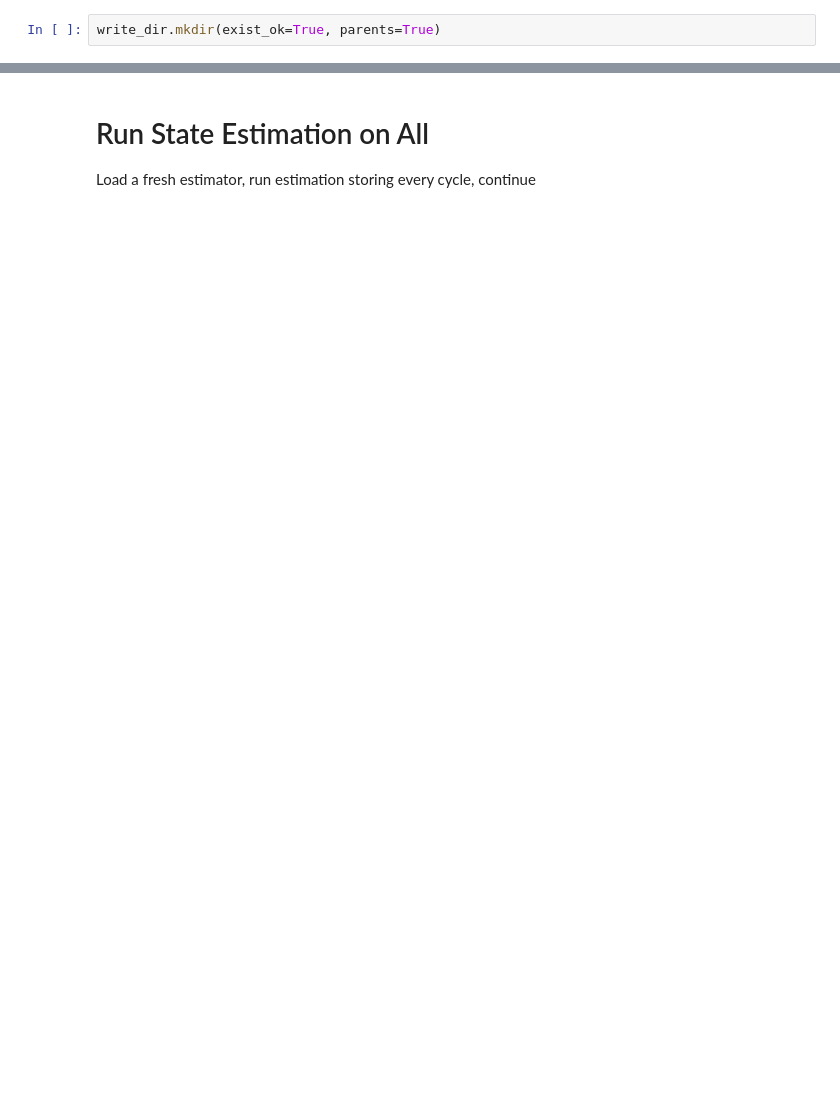
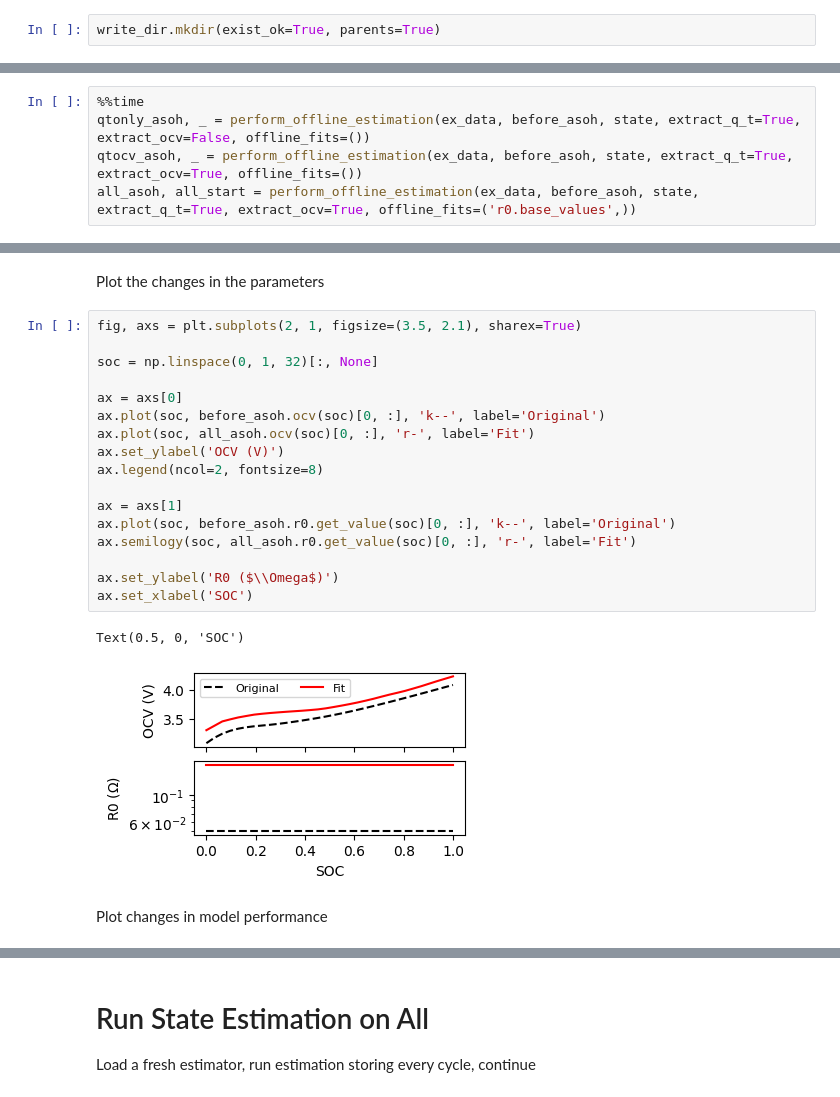
Before and after one commit to ROVI-org/services-demonstration, a Jupyter notebook: preparation/0_make-asoh-training-set.ipynb, the cells around one changed output, grey strips where cells are left out. Saved outputs shown, nothing was run; the diff lists cells and outputs as text; blank space fills up the shorter version.

```diff
--- a/preparation/0_make-asoh-training-set.ipynb
+++ b/preparation/0_make-asoh-training-set.ipynb
@@ -19,0 +71,5 @@ write_dir.mkdir(exist_ok=True, parents=True)
+# %%
+%%time
+qtonly_asoh, _ = perform_offline_estimation(ex_data, before_asoh, state, extract_q_t=True, extract_ocv=False, offline_fits=())
+qtocv_asoh, _ = perform_offline_estimation(ex_data, before_asoh, state, extract_q_t=True, extract_ocv=True, offline_fits=())
+all_asoh, all_start = perform_offline_estimation(ex_data, before_asoh, state, extract_q_t=True, extract_ocv=True, offline_fits=('r0.base_values',))
@@ -19,0 +79,24 @@ write_dir.mkdir(exist_ok=True, parents=True)
+# %% [markdown]
+Plot the changes in the parameters
+# %%
+fig, axs = plt.subplots(2, 1, figsize=(3.5, 2.1), sharex=True)
+
+soc = np.linspace(0, 1, 32)[:, None]
+
+ax = axs[0]
+ax.plot(soc, before_asoh.ocv(soc)[0, :], 'k--', label='Original')
+ax.plot(soc, all_asoh.ocv(soc)[0, :], 'r-', label='Fit')
+ax.set_ylabel('OCV (V)')
+ax.legend(ncol=2, fontsize=8)
+
+ax = axs[1]
+ax.plot(soc, before_asoh.r0.get_value(soc)[0, :], 'k--', label='Original')
+ax.semilogy(soc, all_asoh.r0.get_value(soc)[0, :], 'r-', label='Fit')
+
+ax.set_ylabel('R0 ($\\Omega$)')
+ax.set_xlabel('SOC')
+# %% [output]
+Text(0.5, 0, 'SOC')
+[figure, added]
+# %% [markdown]
+Plot changes in model performance
```
Also changed, not shown: parts of 15 cells of this notebook, 14 other files.
